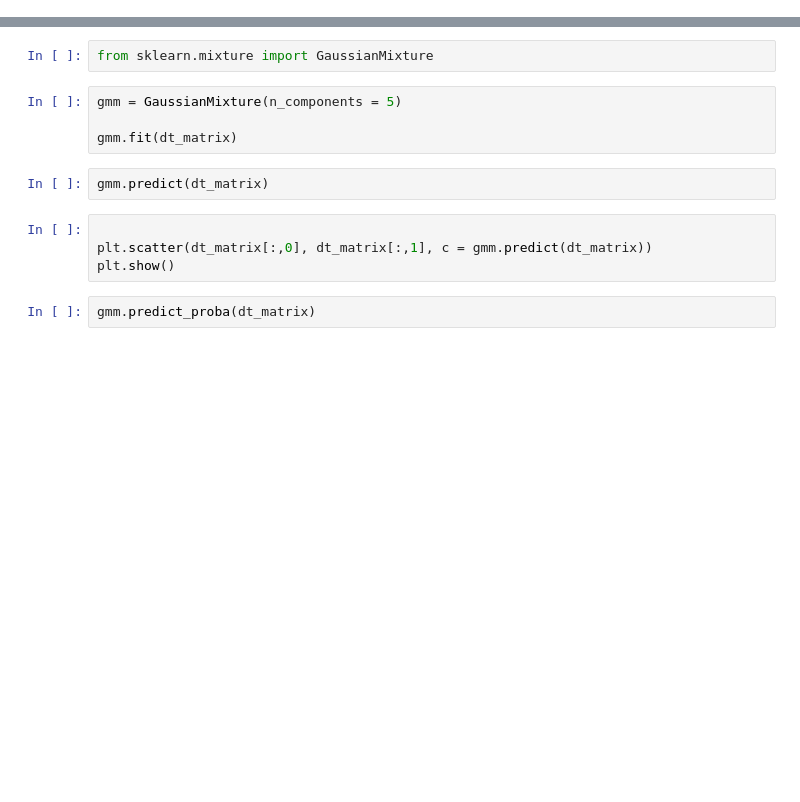
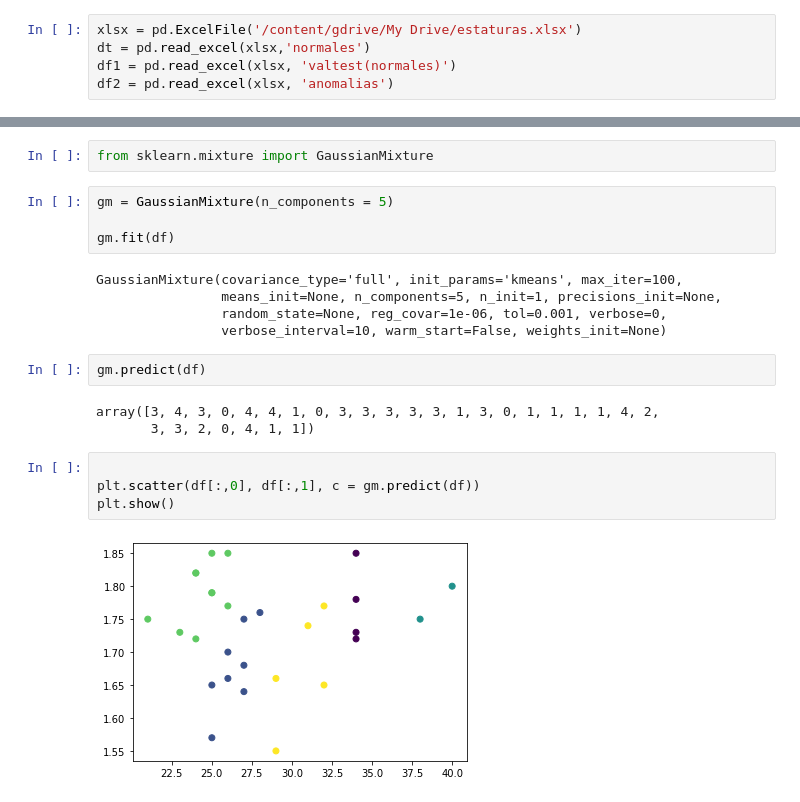
Before and after one commit to vbaezfortunato/Python_class, a Jupyter notebook: Cluster.ipynb, the cells around one changed output, grey strips where cells are left out. Drawn from its saved outputs; the diff is of its cells as text; blank space fills up the shorter version.

```diff
--- a/Cluster.ipynb
+++ b/Cluster.ipynb
@@ -33,0 +37,5 @@ dt.head(15)
+# %%
+xlsx = pd.ExcelFile('/content/gdrive/My Drive/estaturas.xlsx')
+dt = pd.read_excel(xlsx,'normales')
+df1 = pd.read_excel(xlsx, 'valtest(normales)')
+df2 = pd.read_excel(xlsx, 'anomalias')
@@ -297,14 +251,22 @@ array([[ 1.77, 26.  ,  3.  ],
 # %%
 from sklearn.mixture import GaussianMixture
 # %%
-gmm = GaussianMixture(n_components = 5)
+gm = GaussianMixture(n_components = 5)
 
-gmm.fit(dt_matrix)
+gm.fit(df)
+# %% [output]
+GaussianMixture(covariance_type='full', init_params='kmeans', max_iter=100,
+                means_init=None, n_components=5, n_init=1, precisions_init=None,
+                random_state=None, reg_covar=1e-06, tol=0.001, verbose=0,
+                verbose_interval=10, warm_start=False, weights_init=None)
-# %%
-gmm.predict(dt_matrix)
+# %%
+gm.predict(df)
+# %% [output]
+array([3, 4, 3, 0, 4, 4, 1, 0, 3, 3, 3, 3, 3, 1, 3, 0, 1, 1, 1, 1, 4, 2,
+       3, 3, 2, 0, 4, 1, 1])
 # %%
 
-plt.scatter(dt_matrix[:,0], dt_matrix[:,1], c = gmm.predict(dt_matrix))
+plt.scatter(df[:,0], df[:,1], c = gm.predict(df))
 plt.show()
+# %% [output]
+[figure, added]
-# %%
-gmm.predict_proba(dt_matrix)
```
Also changed, not shown: parts of 65 cells of this notebook.
